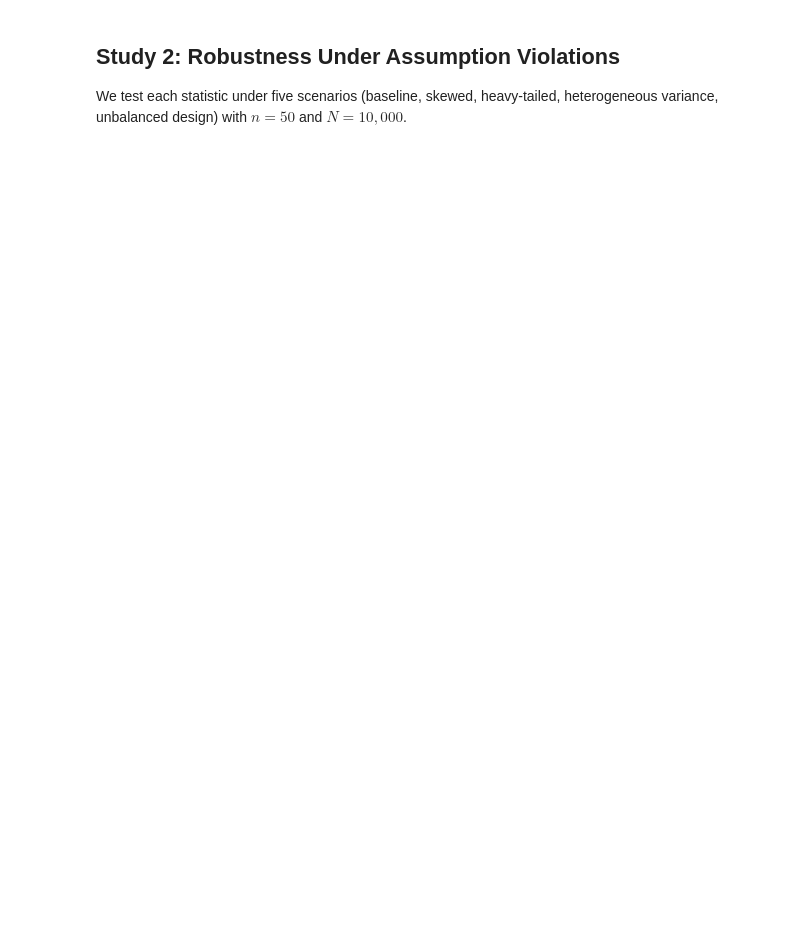
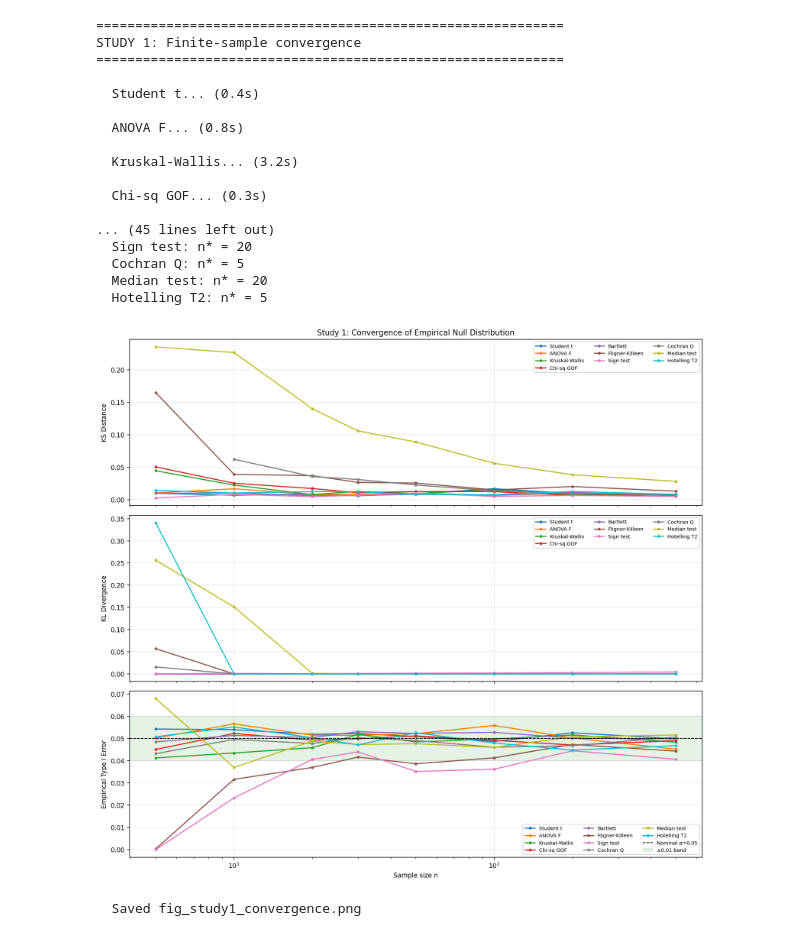
Before and after one commit to zhangys11/mc, a Jupyter notebook: null/experiments.ipynb, the cells around one changed output. Cells and saved outputs as stored; diff of their text form; code cells hidden in the pictures; blank space fills up the shorter version.

```diff
--- a/null/experiments.ipynb
+++ b/null/experiments.ipynb
@@ -11,17 +18,11 @@ This notebook implements all experiments for the paper. Three studies:
 # %%
-import numpy as np
-from scipy import stats
-from scipy.special import comb
+%matplotlib inline
+import matplotlib
 import matplotlib.pyplot as plt
-import warnings
-import time
-import json
+plt.rcParams.update({'font.size': 10, 'figure.dpi': 150, 'figure.figsize': (12, 6)})
 
-warnings.filterwarnings('ignore')
-np.random.seed(2024)
+import importlib
+import experiments as exp
+importlib.reload(exp)
 
-plt.rcParams.update({
-    'font.size': 10, 'figure.dpi': 150, 'savefig.dpi': 150,
-    'figure.figsize': (12, 6)
-})
-print("Setup complete.")
+print('Setup complete. HAS_MPL =', exp.HAS_MPL)
@@ -550,6 +39,22 @@ def run_study1(N_mc=10000):
 # %%
-s1_results, n_star = run_study1(N_mc=10000)
+s1_results, n_star = exp.run_study1(N_mc=10000)
+# %% [output]
+============================================================
+STUDY 1: Finite-sample convergence
+============================================================
+
+  Student t... (0.4s)
+
+  ANOVA F... (0.8s)
+
+  Kruskal-Wallis... (3.2s)
+
+  Chi-sq GOF... (0.3s)
+
+... (45 lines left out)
+  Sign test: n* = 20
+  Cochran Q: n* = 5
+  Median test: n* = 20
+  Hotelling T2: n* = 5
+[figure, added]
+  Saved fig_study1_convergence.png
-# %% [markdown]
-## Study 2: Robustness Under Assumption Violations
-
-We test each statistic under five scenarios (baseline, skewed, heavy-tailed, heterogeneous variance, unbalanced design) with $n=50$ and $N=10{,}000$.
```
Also changed, not shown: parts of 22 cells of this notebook, 2 other files.
